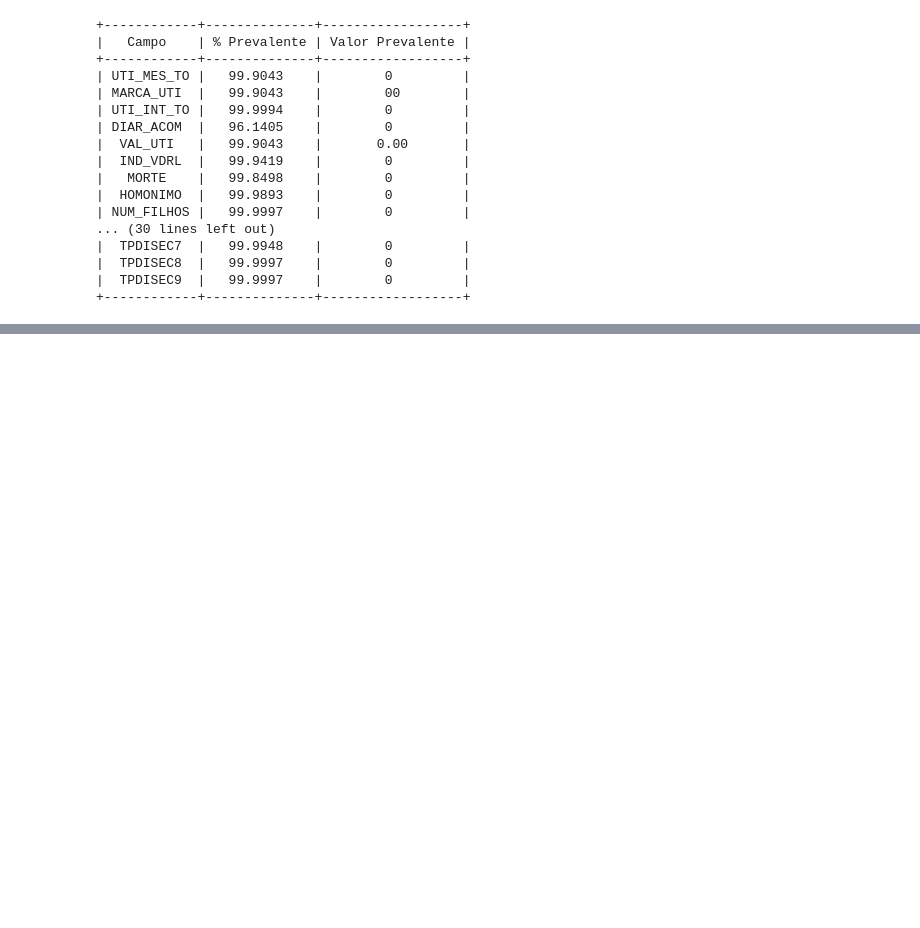
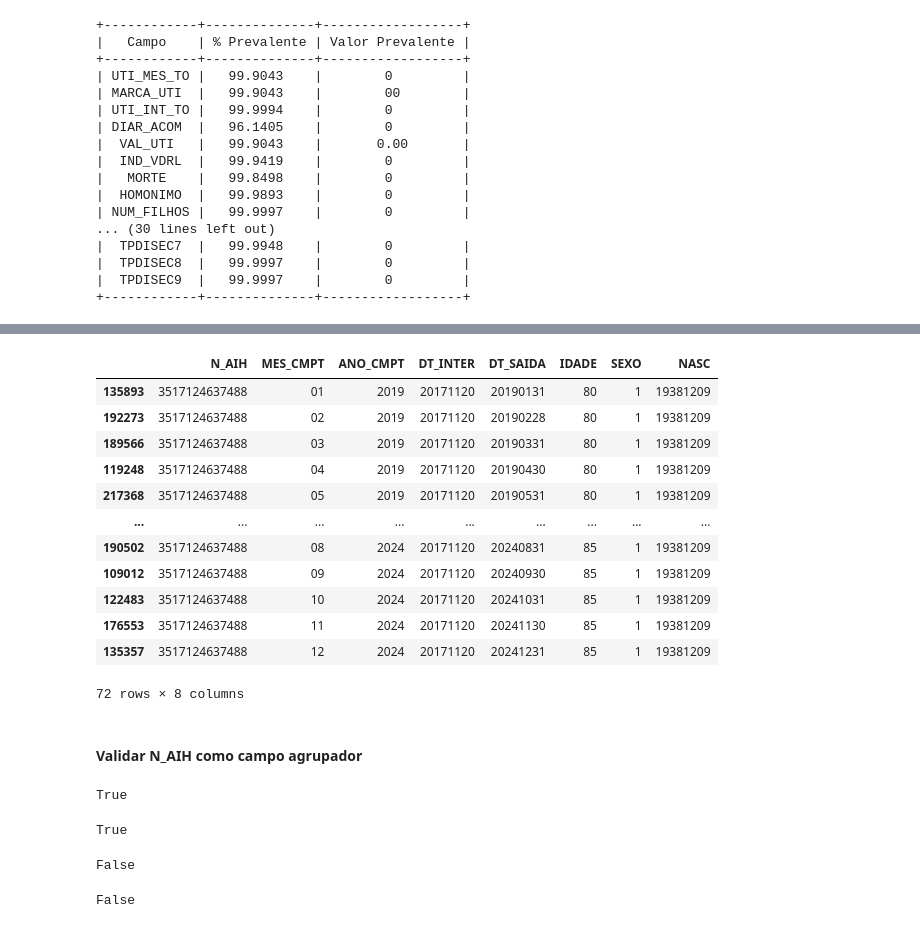
Before and after one commit to fabiano-sr/AnaliseDadosSaudeMental_SIHSUS, a Jupyter notebook: exploratory_analisys.ipynb, the cells around one changed output, grey strips where cells are left out. Drawn from its saved outputs; the diff is of its cells as text; code cells hidden in the pictures; blank space fills up the shorter version.

```diff
--- a/exploratory_analisys.ipynb
+++ b/exploratory_analisys.ipynb
@@ -76,0 +149,38 @@ print(tabulate(
+# %%
+df[df['N_AIH'] == '3517124637488'][['N_AIH', 'MES_CMPT', 'ANO_CMPT', 'DT_INTER', 'DT_SAIDA', 'IDADE', 'SEXO', 'NASC']]
+# %% [output]
+|  | N_AIH | MES_CMPT | ANO_CMPT | DT_INTER | DT_SAIDA | IDADE | SEXO | NASC |
+| 135893 | 3517124637488 | 01 | 2019 | 20171120 | 20190131 | 80 | 1 | 19381209 |
+| 192273 | 3517124637488 | 02 | 2019 | 20171120 | 20190228 | 80 | 1 | 19381209 |
+| 189566 | 3517124637488 | 03 | 2019 | 20171120 | 20190331 | 80 | 1 | 19381209 |
+| 119248 | 3517124637488 | 04 | 2019 | 20171120 | 20190430 | 80 | 1 | 19381209 |
+| 217368 | 3517124637488 | 05 | 2019 | 20171120 | 20190531 | 80 | 1 | 19381209 |
+| ... | ... | ... | ... | ... | ... | ... | ... | ... |
+| 190502 | 3517124637488 | 08 | 2024 | 20171120 | 20240831 | 85 | 1 | 19381209 |
+| 109012 | 3517124637488 | 09 | 2024 | 20171120 | 20240930 | 85 | 1 | 19381209 |
+| 122483 | 3517124637488 | 10 | 2024 | 20171120 | 20241031 | 85 | 1 | 19381209 |
+| 176553 | 3517124637488 | 11 | 2024 | 20171120 | 20241130 | 85 | 1 | 19381209 |
+| 135357 | 3517124637488 | 12 | 2024 | 20171120 | 20241231 | 85 | 1 | 19381209 |
+72 rows × 8 columns
+# %% [markdown]
+#### Validar N_AIH como campo agrupador
+# %%
+# Analisar se existe mais de um valor para o campo DT_INTER para cada N_AIH
+(df.groupby('N_AIH')['DT_INTER'].nunique() == 1).all()
+# %% [output]
+True
+# %%
+# Analisar se existe mais de um valor para o campo DIAG_PRINC para cada N_AIH
+(df.groupby('N_AIH')['DIAG_PRINC'].nunique() == 1).all()
+# %% [output]
+True
+# %%
+# Analisar se existe mais de um valor para o campo Nasc para cada N_AIH
+(df.groupby('N_AIH')['NASC'].nunique() == 1).all()
+# %% [output]
+False
+# %%
+# Analisar se existe mais de um valor para o campo SEXO para cada N_AIH
+(df.groupby('N_AIH')['SEXO'].nunique() == 1).all()
+# %% [output]
+False
```
Also changed, not shown: parts of 17 cells of this notebook, 3 other files.
